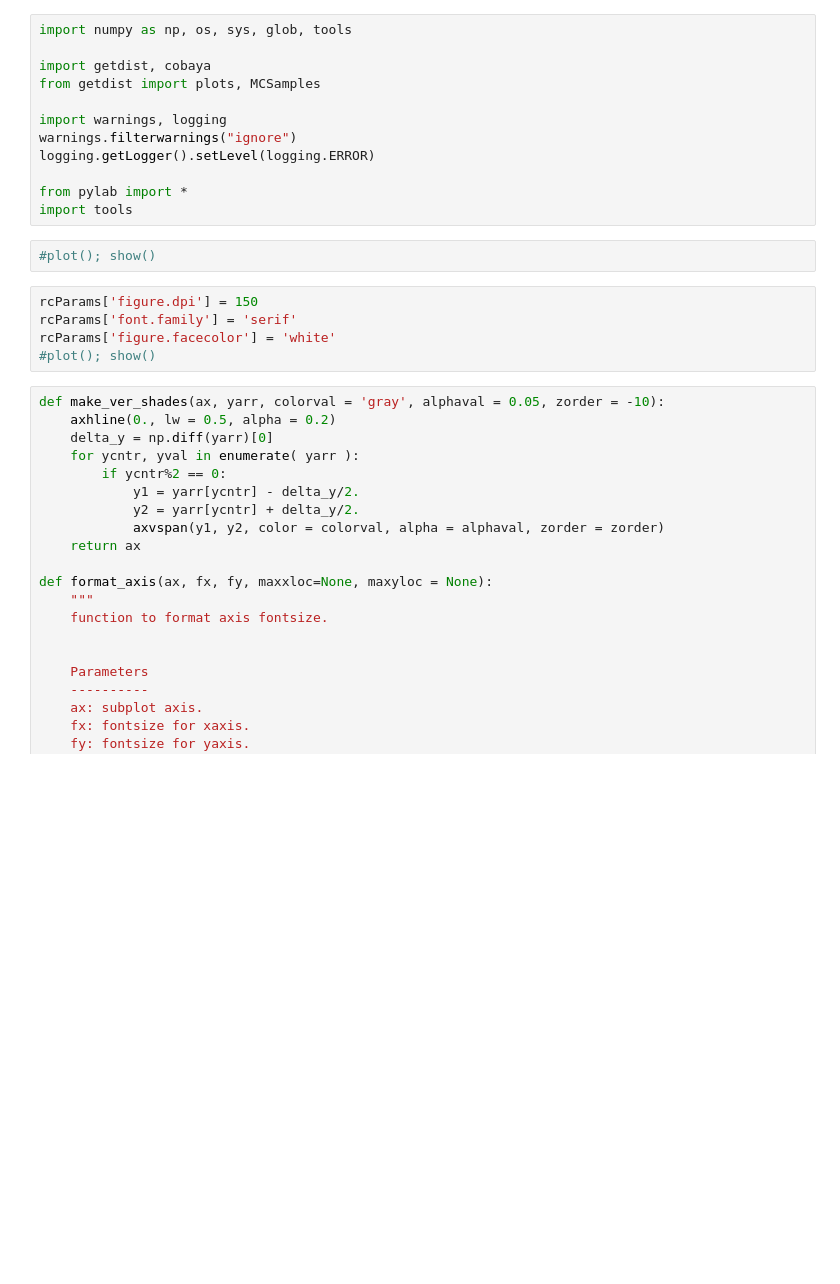
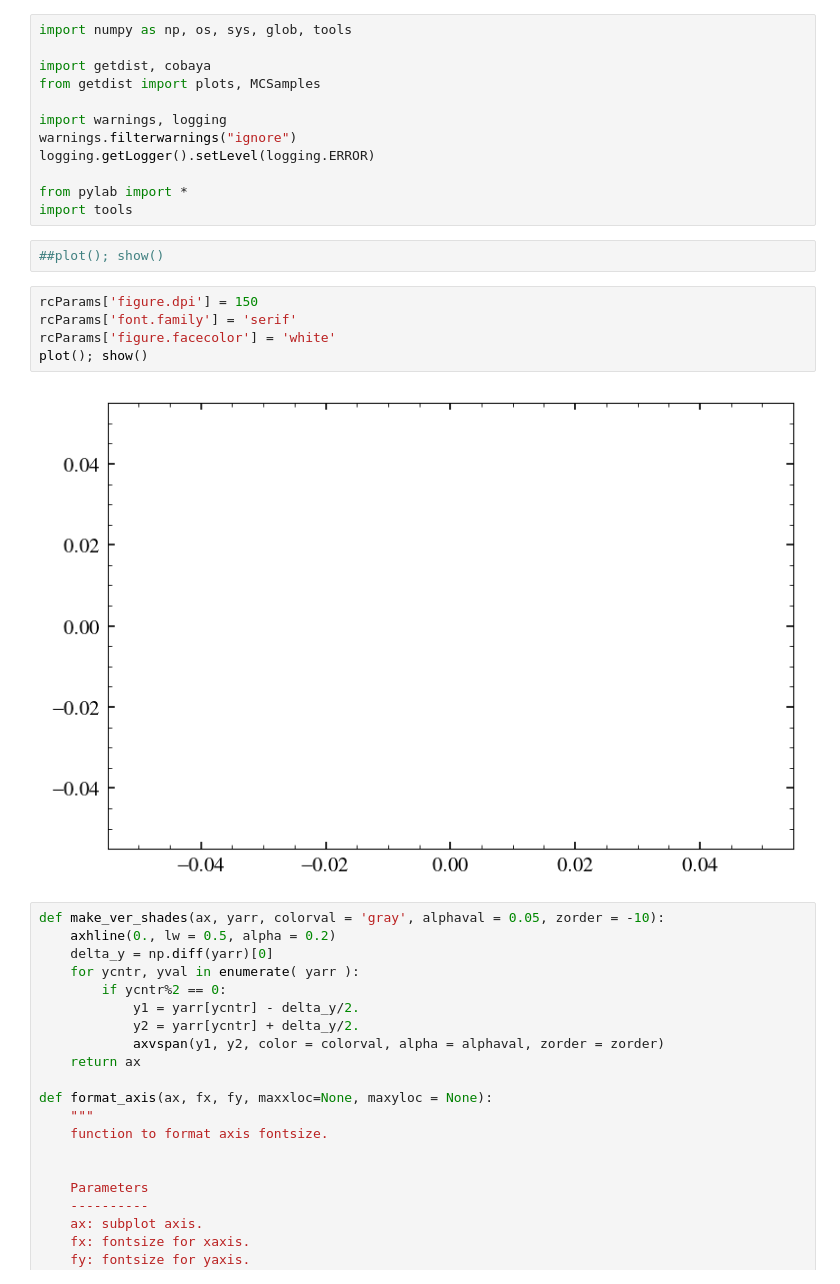
Before and after one commit to sriniraghunathan/tSZ_2pt_SPT_SPIRE, a Jupyter notebook: fit_for_tsz_cib.ipynb, the cells around one changed output. Saved outputs shown, nothing was run; the diff lists cells and outputs as text; blank space fills up the shorter version.

```diff
--- a/fit_for_tsz_cib.ipynb
+++ b/fit_for_tsz_cib.ipynb
@@ -18,12 +21,14 @@ logging.getLogger().setLevel(logging.ERROR)
 from pylab import *
 import tools
 # %%
-#plot(); show()
+##plot(); show()
 # %%
 rcParams['figure.dpi'] = 150
 rcParams['font.family'] = 'serif'
 rcParams['figure.facecolor'] = 'white'
-#plot(); show()
+plot(); show()
+# %% [output]
+[figure, added]
 # %%
 def make_ver_shades(ax, yarr, colorval = 'gray', alphaval = 0.05, zorder = -10):
     axhline(0., lw = 0.5, alpha = 0.2)
```
Also changed, not shown: parts of 3 cells of this notebook, 12 other files.
